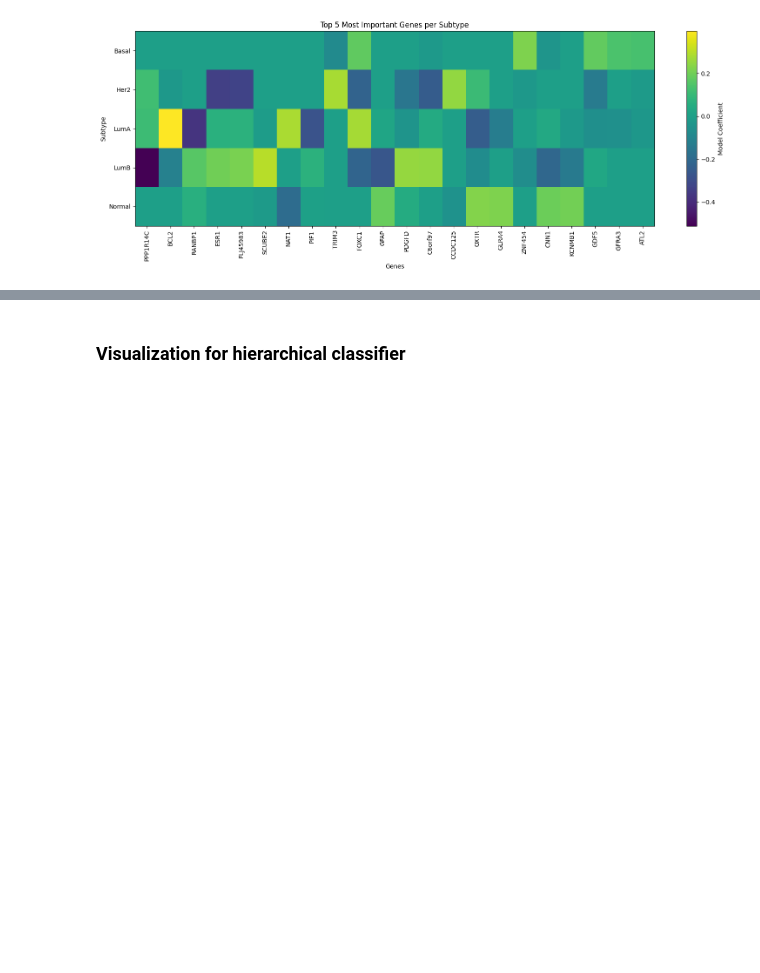
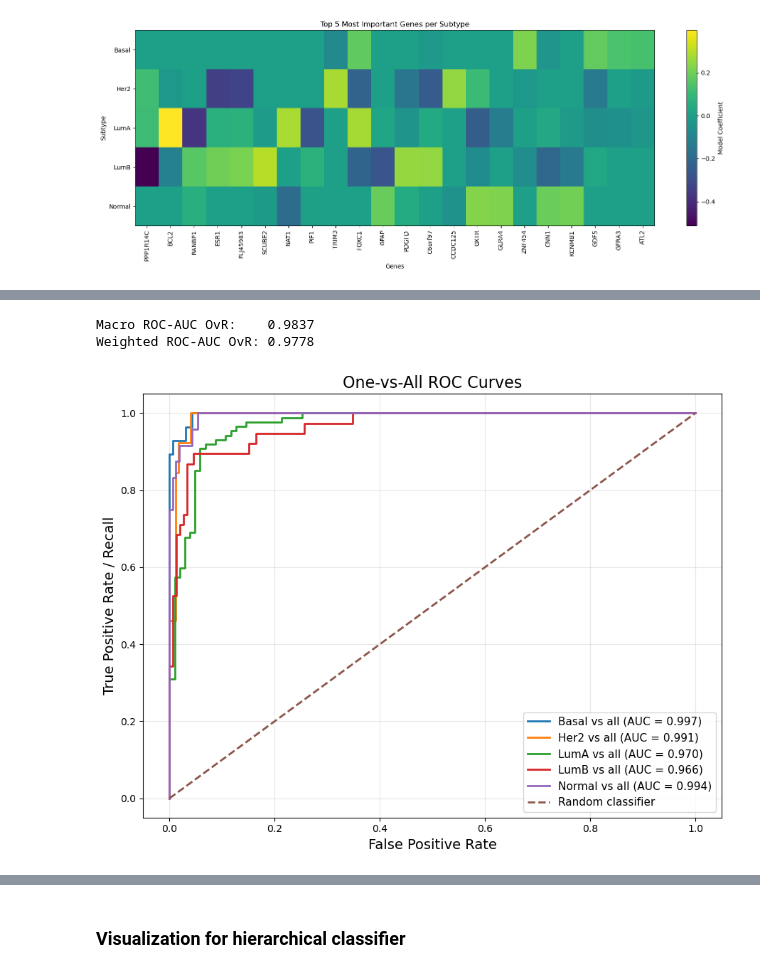
Before and after one commit to IsabelleMarie1/Foundations-of-DataScience, a Jupyter notebook: TCGA_Model_vFinal.ipynb, the cells around one changed output, grey strips where cells are left out. Drawn from its saved outputs; the diff is of its cells as text; code cells hidden in the pictures; blank space fills up the shorter version.

```diff
--- a/TCGA_Model_vFinal.ipynb
+++ b/TCGA_Model_vFinal.ipynb
@@ -1738,0 +1990,60 @@ plt.show()
+# %%
+# One-vs-All ROC-AUC Curve for Multiclass Classification
+# Use your final trained model
+model_to_plot = final_pipe   # or use: results["Elastic Net"]["pipe"]
+
+# Predicted probabilities
+y_score = model_to_plot.predict_proba(X_test)
+
+# Class order from the model
+classes = model_to_plot.named_steps["model"].classes_
+
+# Binarize y_test: each subtype becomes one-vs-all
+y_test_bin = label_binarize(y_test, classes=classes)
+
+# Calculate macro and weighted ROC-AUC
+macro_auc = roc_auc_score(
+    y_test,
+    y_score,
+    multi_class="ovr",
+    average="macro"
+)
+
+weighted_auc = roc_auc_score(
+    y_test,
+    y_score,
+    multi_class="ovr",
+    average="weighted"
+)
+
+print(f"Macro ROC-AUC OvR:    {macro_auc:.4f}")
+print(f"Weighted ROC-AUC OvR: {weighted_auc:.4f}")
+
+# Plot ROC curves
+plt.figure(figsize=(9, 7))
+
+for i, subtype in enumerate(classes):
+    fpr, tpr, _ = roc_curve(y_test_bin[:, i], y_score[:, i])
+    roc_auc = auc(fpr, tpr)
+
+    plt.plot(
+        fpr,
+        tpr,
+        linewidth=2,
+        label=f"{subtype} vs all (AUC = {roc_auc:.3f})"
+    )
+
+# Random classifier line
+plt.plot([0, 1], [0, 1], linestyle="--", linewidth=2, label="Random classifier")
+
+plt.xlabel("False Positive Rate", fontsize=14)
+plt.ylabel("True Positive Rate / Recall", fontsize=14)
+plt.title("One-vs-All ROC Curves", fontsize=16)
+plt.legend(fontsize=11)
+plt.grid(alpha=0.3)
+plt.tight_layout()
+plt.show()
+# %% [output]
+Macro ROC-AUC OvR:    0.9837
+Weighted ROC-AUC OvR: 0.9778
+[figure, added]
```
Also changed, not shown: parts of 22 cells of this notebook.
